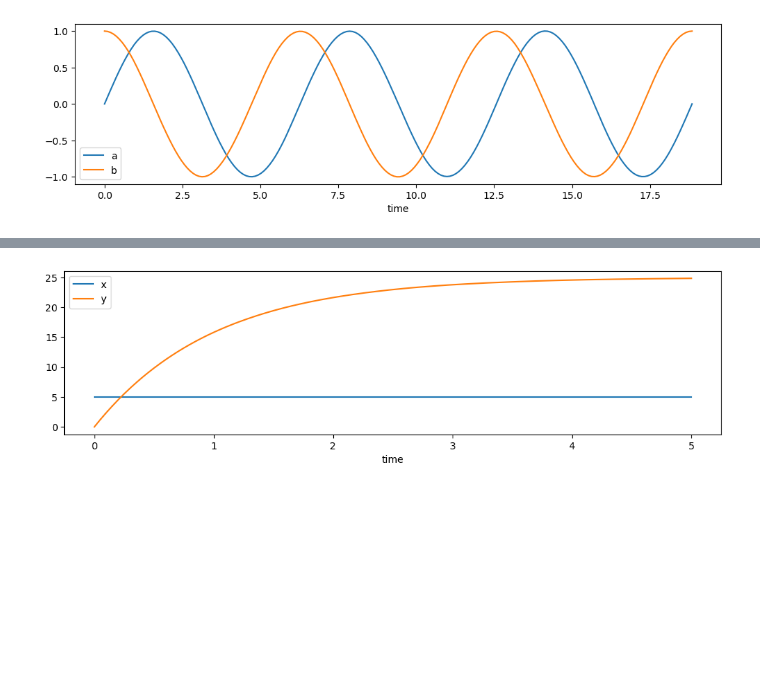
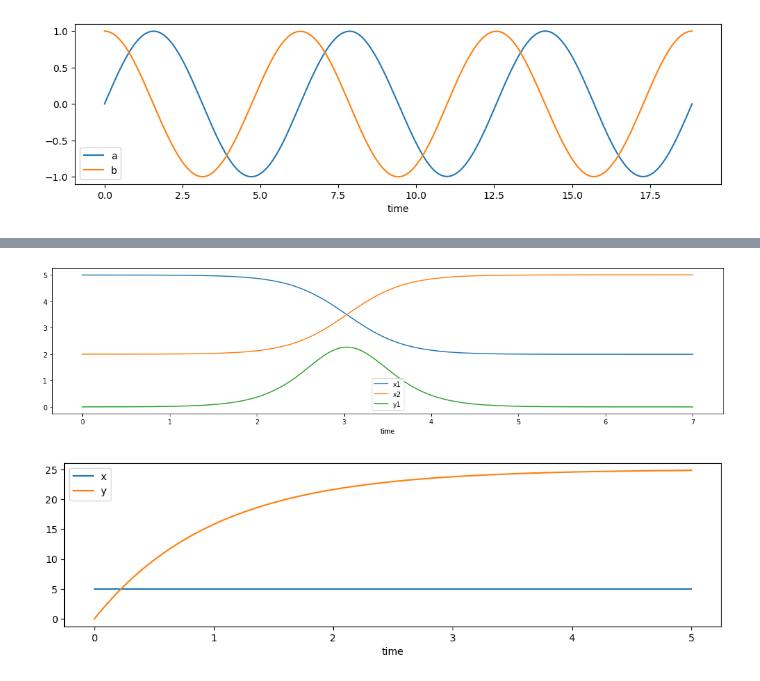
Before and after one commit to UC-Davis-molecular-computing/gpac, a Jupyter notebook: notebook.ipynb, the cells around one changed output, grey strips where cells are left out. Cells and saved outputs as stored; diff of their text form; code cells hidden in the pictures; blank space fills up the shorter version.

```diff
--- a/notebook.ipynb
+++ b/notebook.ipynb
@@ -114,3 +114,22 @@ gpac.plot(odes, initial_values, t_eval, figure_size=(12,3), symbols_to_plot=[x1,
+# %%
+# bubble sort values x1, x2, x3, x4
+x1,x2,y1 = sympy.symbols('x1 x2 y1')
+
+odes = {
+    x1: -y1,
+    x2: y1,
+    y1: (x1-x2)*y1,
+}
+eps = 0.001
+initial_values = {
+    x1: 5,
+    x2: 2,
+    y1: eps,
+}
+t_eval = np.linspace(0,7,200)
+gpac.plot(odes, initial_values, t_eval, figure_size=(18,4), symbols_to_plot=[x1,x2,y1])
+# %% [output]
+[figure, added]
 # %%
 # plot solution to ODEs of this CRN that computes f(x) = x^2,
 #   writing down the ODEs directly
```
Also changed, not shown: parts of 2 cells of this notebook.
